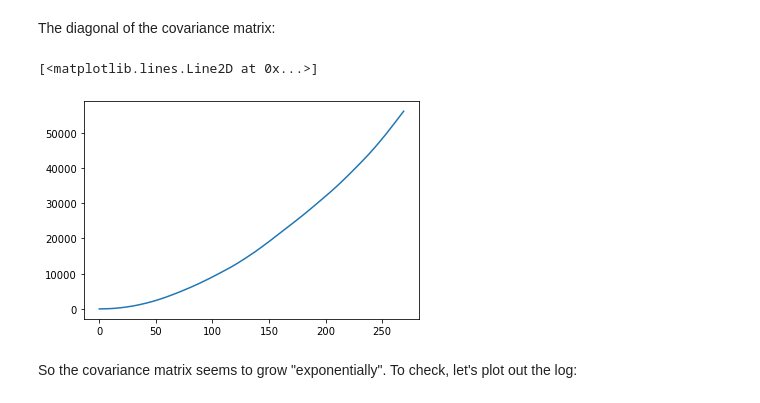
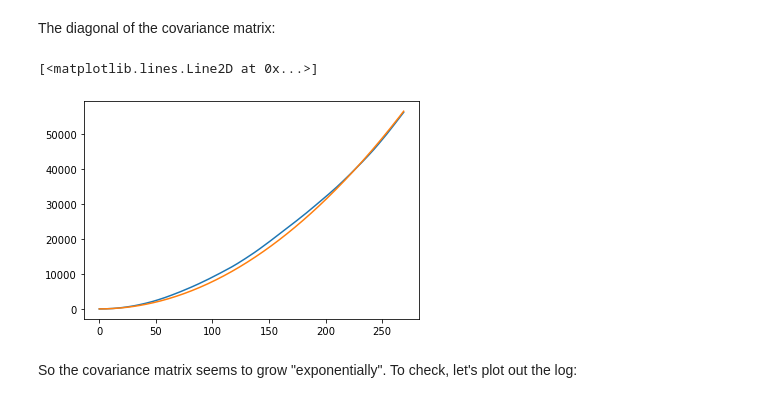
Before and after one commit to thinhhoang95/anomaly-detection-ngsim2, a Jupyter notebook: pwms_spherical/2_why_fpca_fourier.ipynb, the cells around one changed output. Drawn from its saved outputs; the diff is of its cells as text; code cells hidden in the pictures.

```diff
--- a/pwms_spherical/2_why_fpca_fourier.ipynb
+++ b/pwms_spherical/2_why_fpca_fourier.ipynb
@@ -199,11 +200,12 @@ The diagonal of the covariance matrix:
 # %%
 y_cov_diag = np.zeros((270,))
 for i in range(270):
     y_cov_diag[i] = y_cov[i,i]
 plt.plot(y_cov_diag)
+plt.plot(np.arange(270)*np.arange(270)*0.78)
 # %% [output]
 [<matplotlib.lines.Line2D at 0x...>]
-[figure, old version]
+[figure, new version]
 # %% [markdown]
 So the covariance matrix seems to grow "exponentially". To check, let's plot out the log:
 # %%
```
Also changed, not shown: parts of 18 cells of this notebook, 1 other file.
